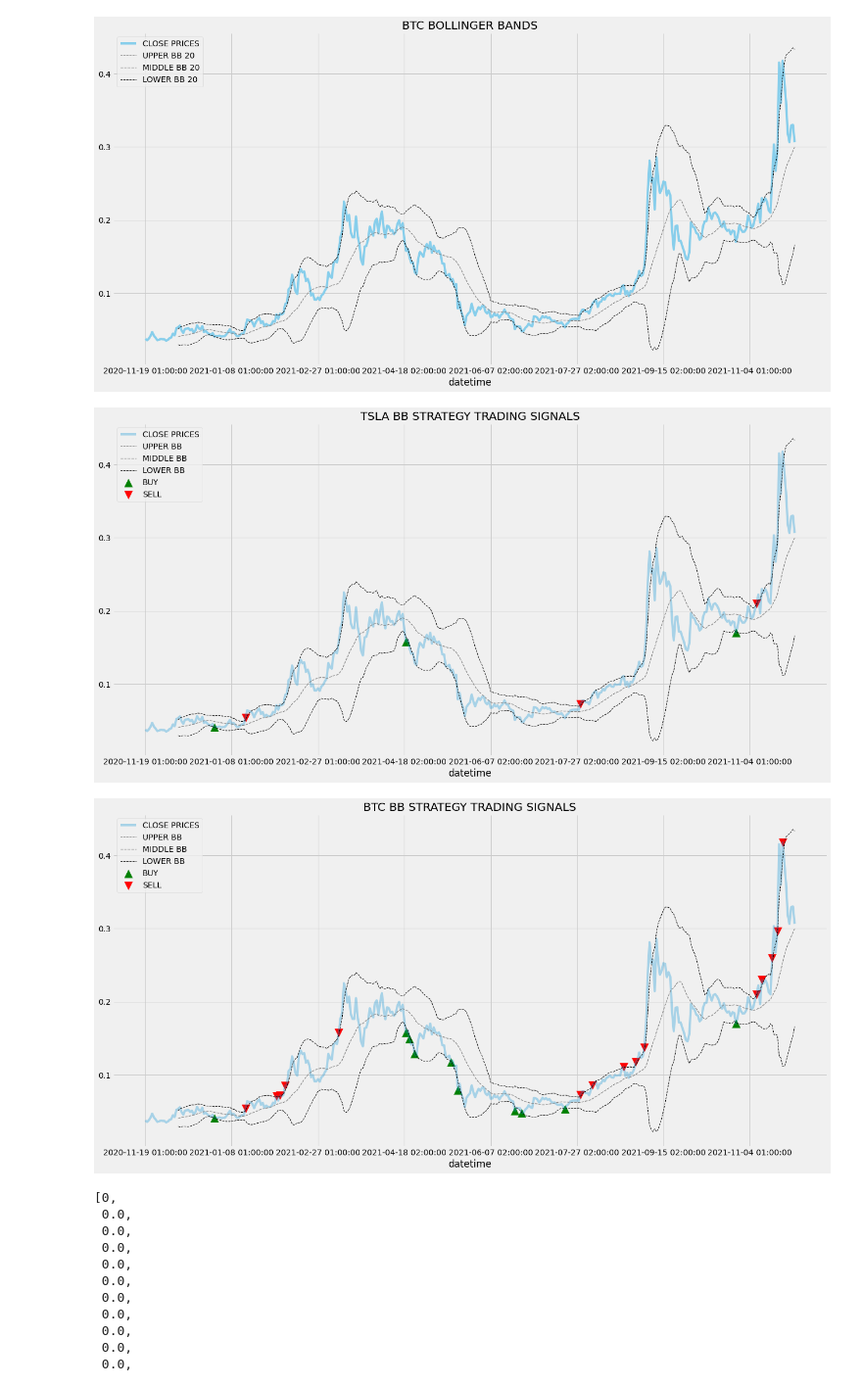
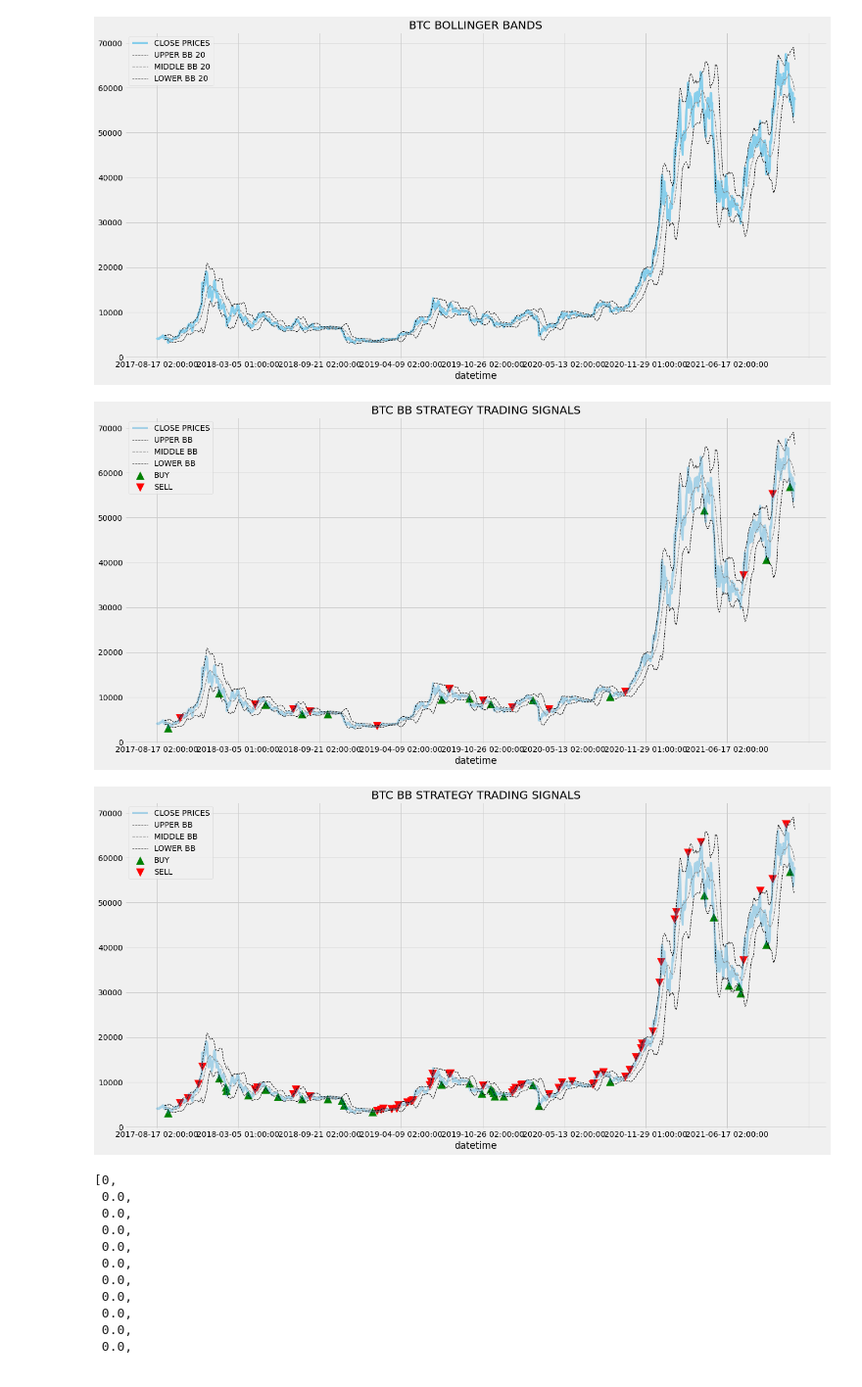
Before and after one commit to UncleBen420/AnSeqData_Crypto_Bot, a Jupyter notebook: Bollinger.ipynb, the cells around one changed output. Shown: that part at 98% size. Drawn from its saved outputs; the diff is of its cells as text; code cells hidden in the pictures.

```diff
--- a/Bollinger.ipynb
+++ b/Bollinger.ipynb
@@ -23,12 +23,12 @@ def bb(data, window):
     return upper_bb, lower_bb, sma
 # %%
 path = r'data/'                     # use your path
-all_files = glob.glob(os.path.join(path, "BTC.csv"))     # advisable to use os.path.join as this makes concatenation OS independent
+file = glob.glob(os.path.join(path, "BTC.csv"))     # advisable to use os.path.join as this makes concatenation OS independent
 # %%
 # NB SAMPLE
 window = 20
 
-data = pd.read_csv(file)
+data = pd.read_csv(file[0])
 
 data = data.set_index('datetime')
 
@@ -67,7 +67,7 @@ plt.legend(loc = 'upper left')
 plt.title('BTC BOLLINGER BANDS')
 plt.show()
 # %% [output]
-[figure, old version]
+[figure, new version]
 # %%
 def implement_bb_strategy(data, lower_bb, upper_bb):
     buy_price = []
@@ -107,15 +107,15 @@ buy_price, sell_price, bb_signal = implement_bb_strategy(data['c'], data['lower_
 # %%
 data['c'].plot(label = 'CLOSE PRICES', alpha = 0.3)
 data['upper_bb'].plot(label = 'UPPER BB', linestyle = '--', linewidth = 1, color = 'black')
 data['sma'].plot(label = 'MIDDLE BB', linestyle = '--', linewidth = 1.2, color = 'grey')
 data['lower_bb'].plot(label = 'LOWER BB', linestyle = '--', linewidth = 1, color = 'black')
 plt.scatter(data.index, buy_price, marker = '^', color = 'green', label = 'BUY', s = 200)
 plt.scatter(data.index, sell_price, marker = 'v', color = 'red', label = 'SELL', s = 200)
-plt.title('TSLA BB STRATEGY TRADING SIGNALS')
+plt.title('BTC BB STRATEGY TRADING SIGNALS')
 plt.legend(loc = 'upper left')
 plt.show()
 # %% [output]
-[figure, old version]
+[figure, new version]
 # %%
 # https://tradingsim.com/blog/bollinger-bands/
 def bb_alarm(dat, lower_bb, upper_bb, momentum=0.5):
@@ -163,7 +163,7 @@ plt.title('BTC BB STRATEGY TRADING SIGNALS')
 plt.legend(loc = 'upper left')
 plt.show()
 # %% [output]
-[figure, old version]
+[figure, new version]
 # %%
 bb_signal
 # %% [output]
```
Also changed, not shown: parts of 1 cell of this notebook, 3 other files.
